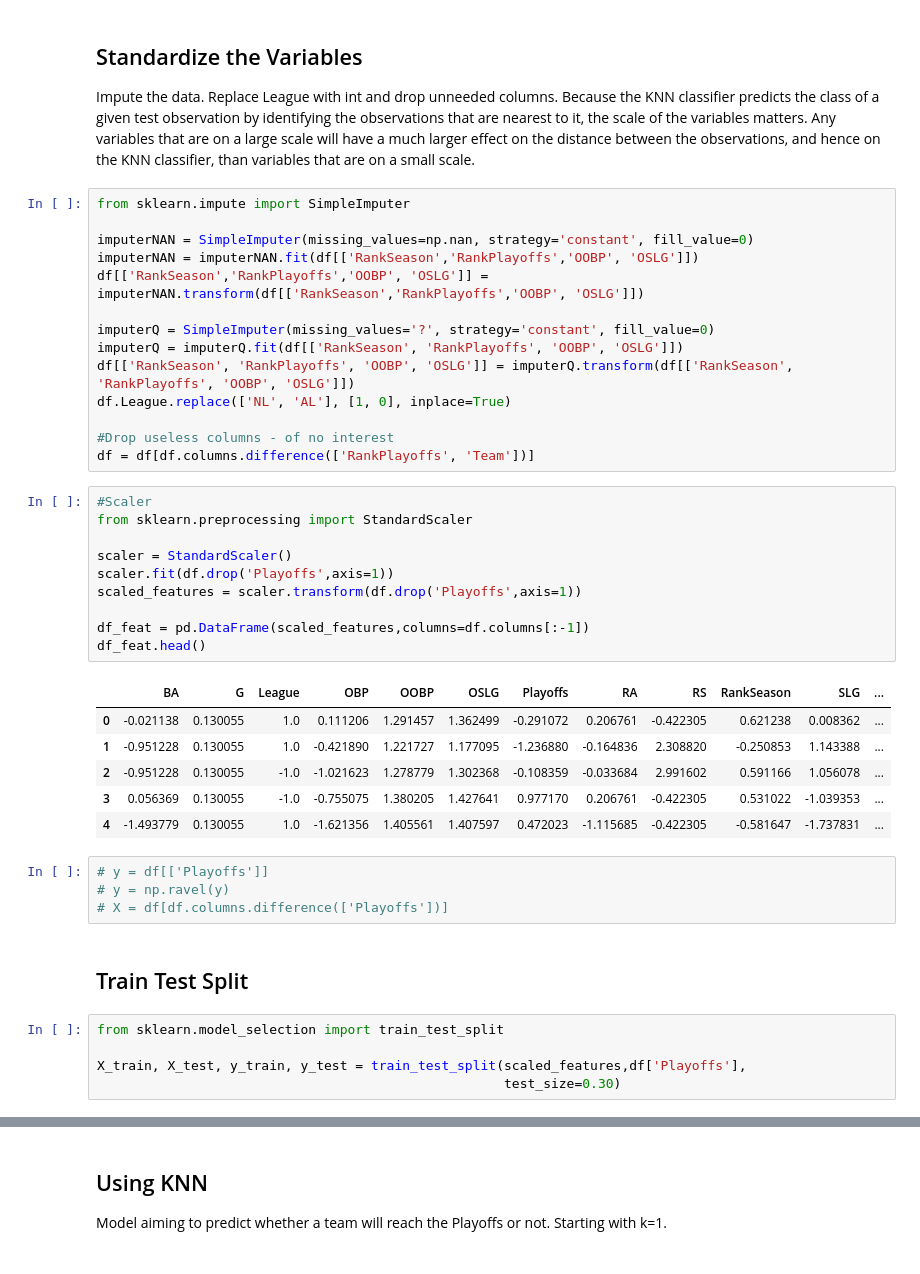
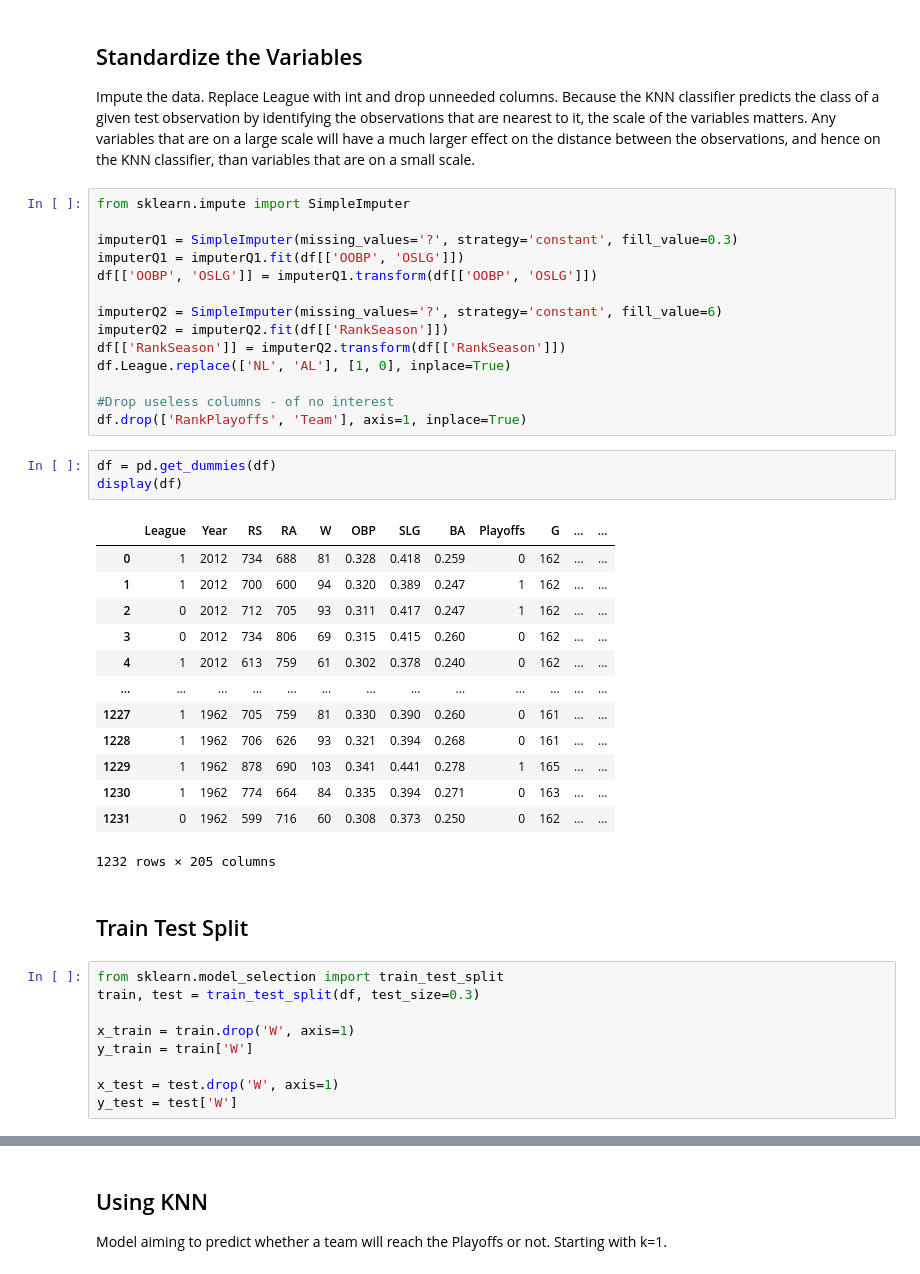
Before and after one commit to GenosW/ml-exercises, a Jupyter notebook: Aleks/K-Nearest Neighbors.ipynb, the cells around one changed output, grey strips where cells are left out. Drawn from its saved outputs; the diff is of its cells as text.

```diff
--- a/Aleks/K-Nearest Neighbors.ipynb
+++ b/Aleks/K-Nearest Neighbors.ipynb
@@ -60,42 +60,42 @@ Because the KNN classifier predicts the class of a given test observation by ide
 # %%
 from sklearn.impute import SimpleImputer
 
-imputerNAN = SimpleImputer(missing_values=np.nan, strategy='constant', fill_value=0)
-imputerNAN = imputerNAN.fit(df[['RankSeason','RankPlayoffs','OOBP', 'OSLG']])
-df[['RankSeason','RankPlayoffs','OOBP', 'OSLG']] = imputerNAN.transform(df[['RankSeason','RankPlayoffs','OOBP', 'OSLG']])
+imputerQ1 = SimpleImputer(missing_values='?', strategy='constant', fill_value=0.3)
+imputerQ1 = imputerQ1.fit(df[['OOBP', 'OSLG']])
+df[['OOBP', 'OSLG']] = imputerQ1.transform(df[['OOBP', 'OSLG']])
 
-imputerQ = SimpleImputer(missing_values='?', strategy='constant', fill_value=0)
-imputerQ = imputerQ.fit(df[['RankSeason', 'RankPlayoffs', 'OOBP', 'OSLG']])
-df[['RankSeason', 'RankPlayoffs', 'OOBP', 'OSLG']] = imputerQ.transform(df[['RankSeason', 'RankPlayoffs', 'OOBP', 'OSLG']])
+imputerQ2 = SimpleImputer(missing_values='?', strategy='constant', fill_value=6)
+imputerQ2 = imputerQ2.fit(df[['RankSeason']])
+df[['RankSeason']] = imputerQ2.transform(df[['RankSeason']])
 df.League.replace(['NL', 'AL'], [1, 0], inplace=True)
 
 #Drop useless columns - of no interest
-df = df[df.columns.difference(['RankPlayoffs', 'Team'])]
+df.drop(['RankPlayoffs', 'Team'], axis=1, inplace=True)
-# %%
-#Scaler
-from sklearn.preprocessing import StandardScaler
-
-scaler = StandardScaler()
-scaler.fit(df.drop('Playoffs',axis=1))
-scaled_features = scaler.transform(df.drop('Playoffs',axis=1))
-
-df_feat = pd.DataFrame(scaled_features,columns=df.columns[:-1])
-df_feat.head()
-# %% [output]
-|  | BA | G | League | OBP | OOBP | OSLG | Playoffs | RA | RS | RankSeason | SLG | ... |
-| 0 | -0.021138 | 0.130055 | 1.0 | 0.111206 | 1.291457 | 1.362499 | -0.291072 | 0.206761 | -0.422305 | 0.621238 | 0.008362 | ... |
-| 1 | -0.951228 | 0.130055 | 1.0 | -0.421890 | 1.221727 | 1.177095 | -1.236880 | -0.164836 | 2.308820 | -0.250853 | 1.143388 | ... |
-| 2 | -0.951228 | 0.130055 | -1.0 | -1.021623 | 1.278779 | 1.302368 | -0.108359 | -0.033684 | 2.991602 | 0.591166 | 1.056078 | ... |
-| 3 | 0.056369 | 0.130055 | -1.0 | -0.755075 | 1.380205 | 1.427641 | 0.977170 | 0.206761 | -0.422305 | 0.531022 | -1.039353 | ... |
-| 4 | -1.493779 | 0.130055 | 1.0 | -1.621356 | 1.405561 | 1.407597 | 0.472023 | -1.115685 | -0.422305 | -0.581647 | -1.737831 | ... |
-# %%
-# y = df[['Playoffs']]
-# y = np.ravel(y)
-# X = df[df.columns.difference(['Playoffs'])]
+# %%
+df = pd.get_dummies(df)
+display(df)
+# %% [output]
+|  | League | Year | RS | RA | W | OBP | SLG | BA | Playoffs | G | ... | ... |
+| 0 | 1 | 2012 | 734 | 688 | 81 | 0.328 | 0.418 | 0.259 | 0 | 162 | ... | ... |
+| 1 | 1 | 2012 | 700 | 600 | 94 | 0.320 | 0.389 | 0.247 | 1 | 162 | ... | ... |
+| 2 | 0 | 2012 | 712 | 705 | 93 | 0.311 | 0.417 | 0.247 | 1 | 162 | ... | ... |
+| 3 | 0 | 2012 | 734 | 806 | 69 | 0.315 | 0.415 | 0.260 | 0 | 162 | ... | ... |
+| 4 | 1 | 2012 | 613 | 759 | 61 | 0.302 | 0.378 | 0.240 | 0 | 162 | ... | ... |
+| ... | ... | ... | ... | ... | ... | ... | ... | ... | ... | ... | ... | ... |
+| 1227 | 1 | 1962 | 705 | 759 | 81 | 0.330 | 0.390 | 0.260 | 0 | 161 | ... | ... |
+| 1228 | 1 | 1962 | 706 | 626 | 93 | 0.321 | 0.394 | 0.268 | 0 | 161 | ... | ... |
+| 1229 | 1 | 1962 | 878 | 690 | 103 | 0.341 | 0.441 | 0.278 | 1 | 165 | ... | ... |
+| 1230 | 1 | 1962 | 774 | 664 | 84 | 0.335 | 0.394 | 0.271 | 0 | 163 | ... | ... |
+| 1231 | 0 | 1962 | 599 | 716 | 60 | 0.308 | 0.373 | 0.250 | 0 | 162 | ... | ... |
+1232 rows × 205 columns
 # %% [markdown]
 ## Train Test Split
-# %%
-from sklearn.model_selection import train_test_split
-
-X_train, X_test, y_train, y_test = train_test_split(scaled_features,df['Playoffs'],
-                                                    test_size=0.30)
+# %%
+from sklearn.model_selection import train_test_split
+train, test = train_test_split(df, test_size=0.3)
+
+x_train = train.drop('W', axis=1)
+y_train = train['W']
+
+x_test = test.drop('W', axis=1)
+y_test = test['W']
```
Also changed, not shown: parts of 22 cells of this notebook.
